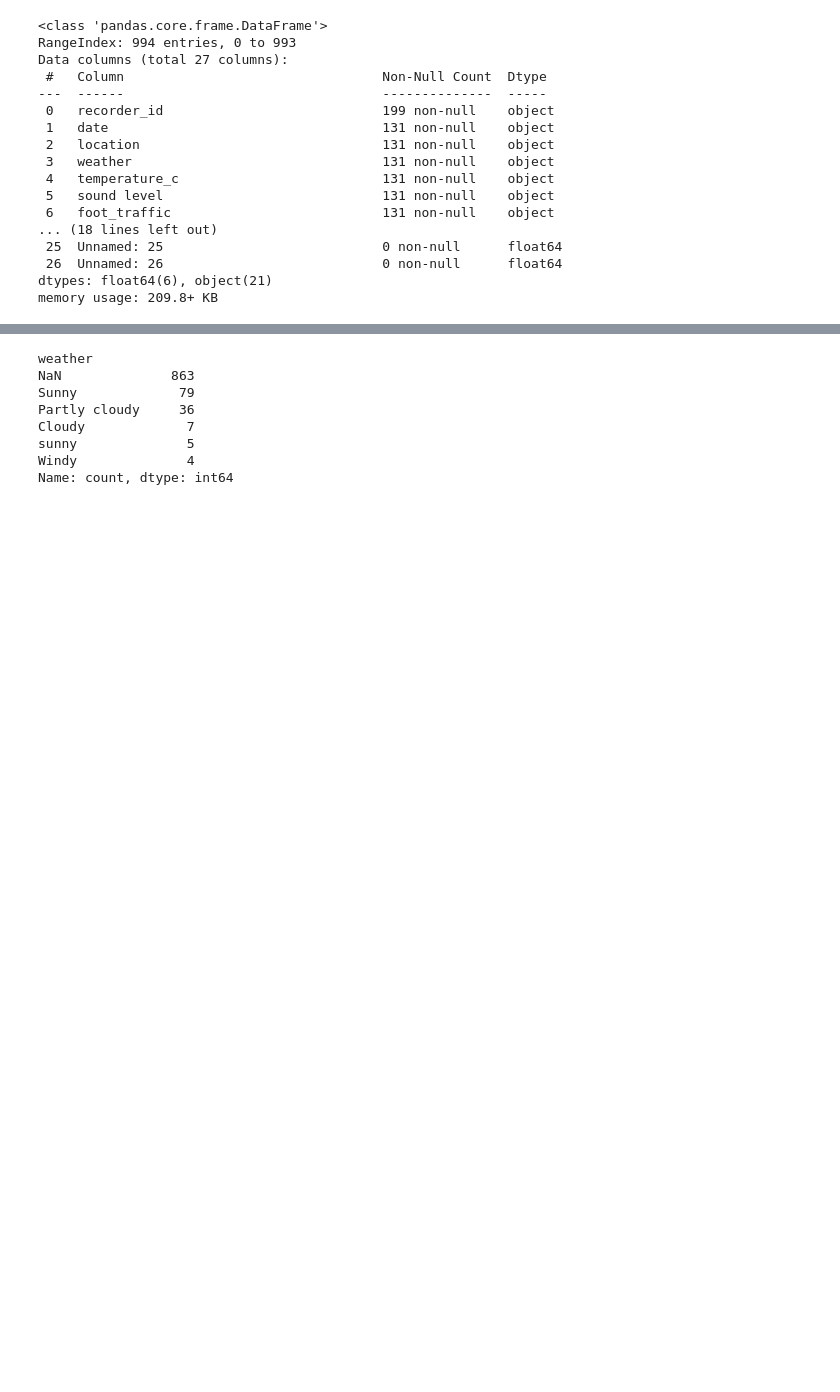
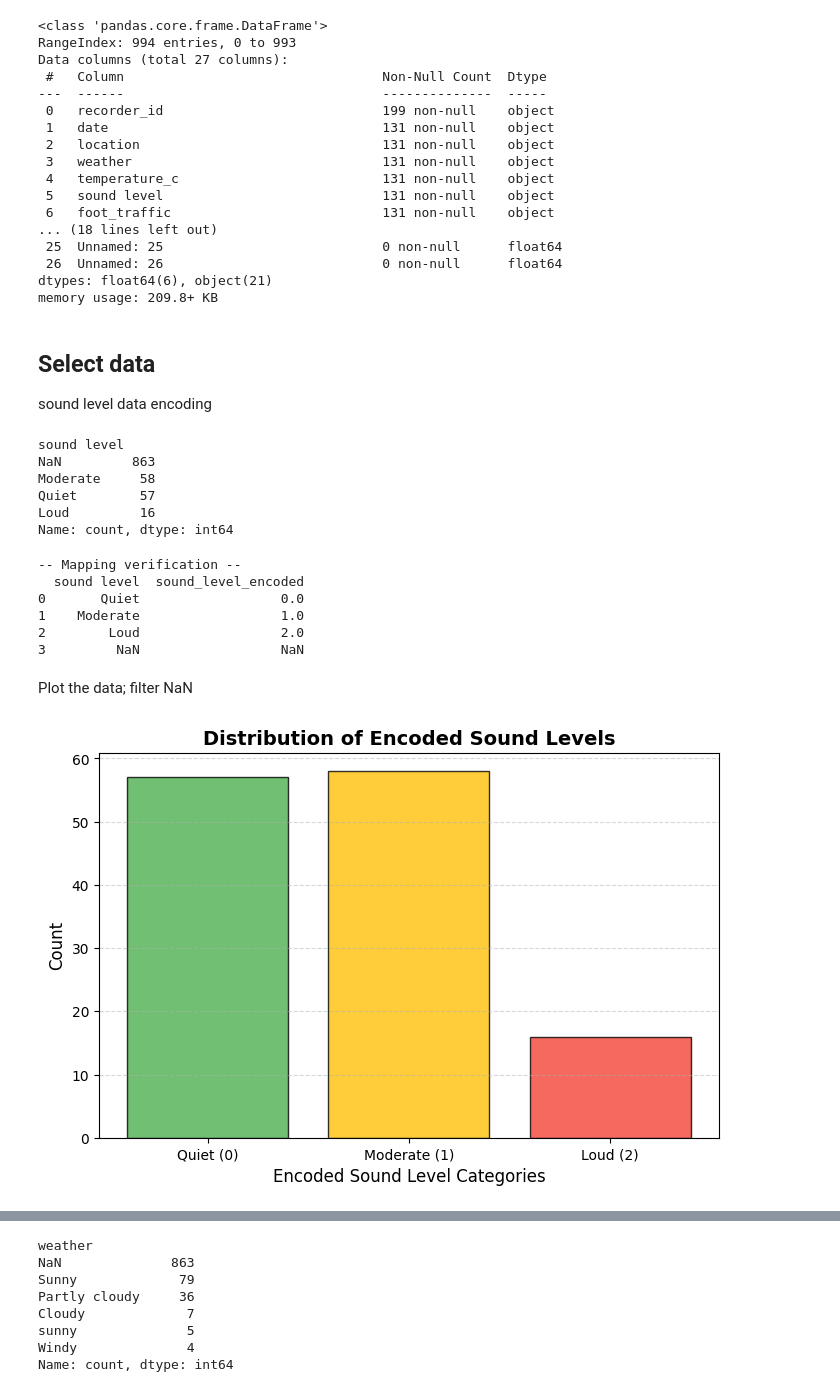
Before and after one commit to deira-v/MachineLearningwPython, a Jupyter notebook: CampusDataProject.ipynb, the cells around one changed output, grey strips where cells are left out. Saved outputs shown, nothing was run; the diff lists cells and outputs as text; code cells hidden in the pictures; blank space fills up the shorter version.

Commit message:
sound level encoded

```diff
--- a/CampusDataProject.ipynb
+++ b/CampusDataProject.ipynb
@@ -60,3 +62,67 @@ Data columns (total 27 columns):
  26  Unnamed: 26                            0 non-null      float64
 dtypes: float64(6), object(21)
 memory usage: 209.8+ KB
+# %% [markdown]
+## **Select data**
+sound level data encoding
+# %%
+# Search for 'sound level' in the columns
+if 'sound level' in df.columns:
+  print(df['sound level'].value_counts(dropna=False))
+else:
+  print("sound level not found")
+# %% [output]
+sound level
+NaN         863
+Moderate     58
+Quiet        57
+Loud         16
+Name: count, dtype: int64
+# %%
+# Define the mapping
+sound_mapping = {
+    'Quiet': 0,
+    'Moderate': 1,
+    'Loud': 2
+}
+
+# create a new numerical column for the encoded values
+df['sound_level_encoded'] = df['sound level'].map(sound_mapping)
+
+# Verify mapping and check data types
+print("-- Mapping verification --")
+print(df[['sound level', 'sound_level_encoded']]
+      .drop_duplicates()
+      .reset_index(drop=True)
+      )
+# %% [output]
+-- Mapping verification --
+  sound level  sound_level_encoded
+0       Quiet                  0.0
+1    Moderate                  1.0
+2        Loud                  2.0
+3         NaN                  NaN
+# %% [markdown]
+Plot the data;
+filter NaN
+# %%
+# Group and count the non-null encoded sound levels
+sound_counts = df['sound_level_encoded'].dropna().value_counts().sort_index()
+
+# Map indices back to their labels for the plot x-axis
+labels = ['Quiet (0)', 'Moderate (1)', 'Loud (2)']
+
+# Create the bar plot
+plt.figure(figsize=(8, 5))
+plt.bar(labels, sound_counts.values, color=['#4CAF50', '#FFC107', '#F44336'], edgecolor='black', alpha=0.8)
+
+# Customizing labels and titles
+plt.title('Distribution of Encoded Sound Levels', fontsize=14, fontweight='bold')
+plt.xlabel('Encoded Sound Level Categories', fontsize=12)
+plt.ylabel('Count', fontsize=12)
+plt.grid(axis='y', linestyle='--', alpha=0.5)
+
+# Display the plot
+plt.show()
+# %% [output]
+[figure, added]
```
Also changed, not shown: parts of 5 cells of this notebook.
